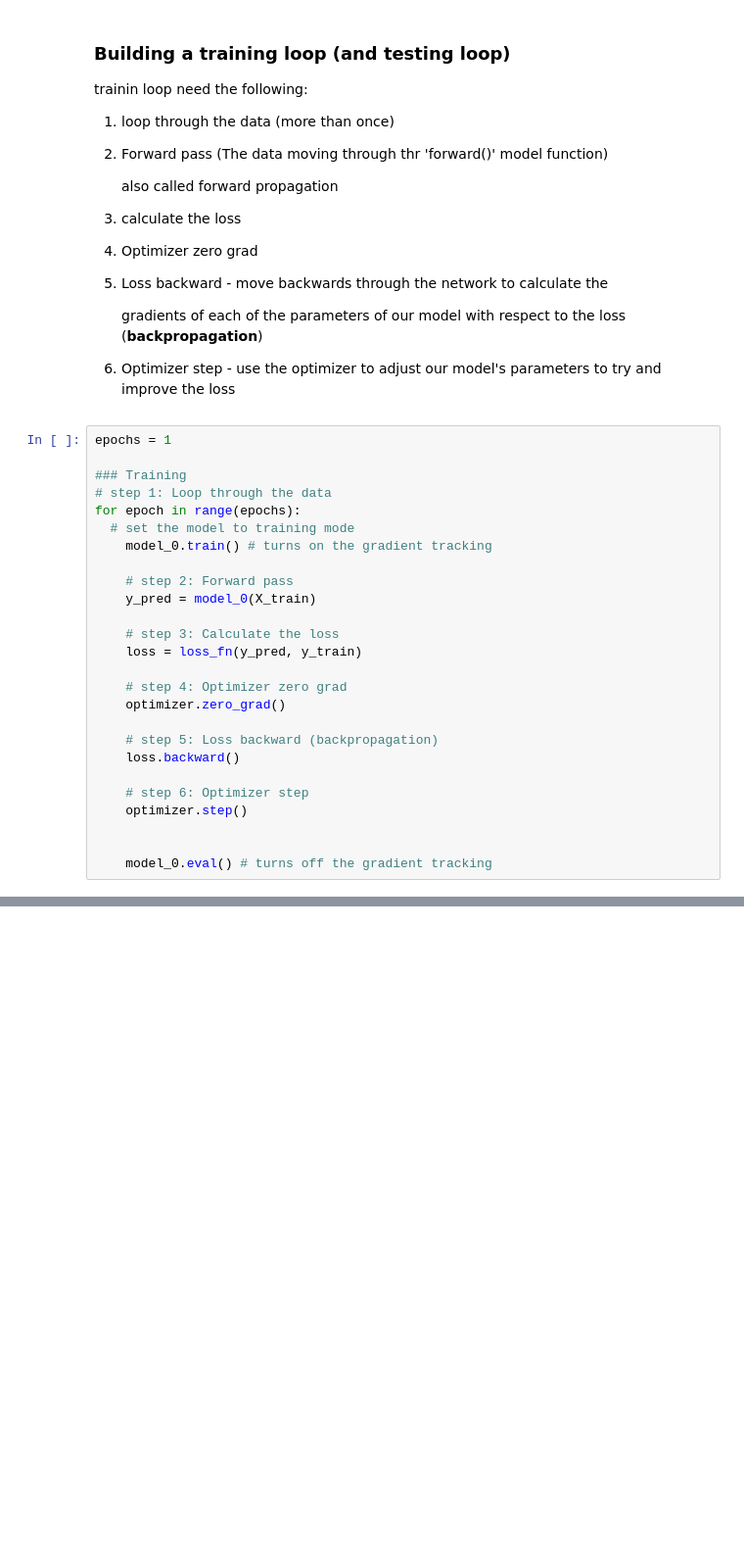
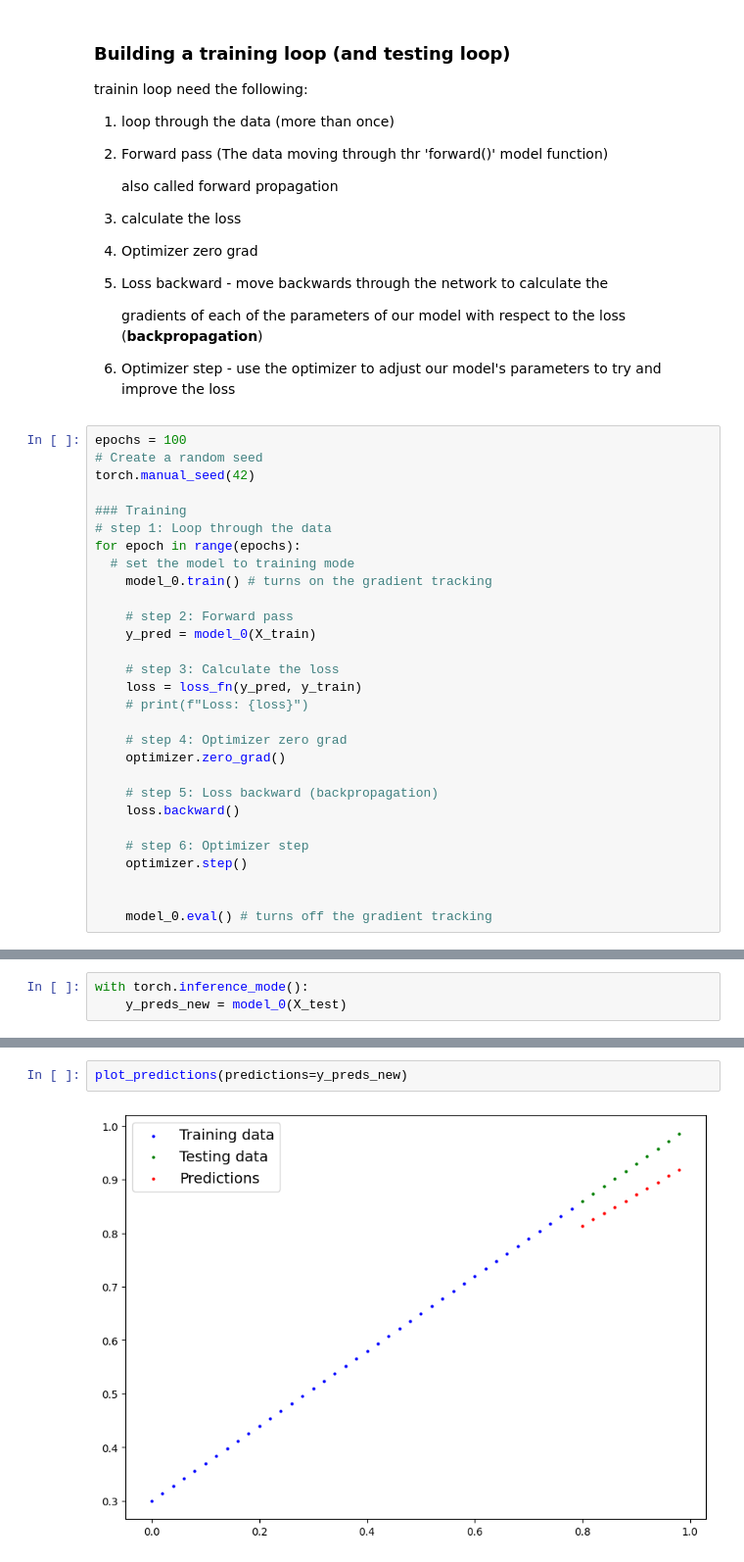
Before and after one commit to YossefM1/LearningPytorch, a Jupyter notebook: PyTorch_Workflow.ipynb, the cells around one changed output, grey strips where cells are left out. Shown at 98% size. Cells and saved outputs as stored; diff of their text form; blank space fills up the shorter version.

```diff
--- a/PyTorch_Workflow.ipynb
+++ b/PyTorch_Workflow.ipynb
@@ -134,7 +137,9 @@ trainin loop need the following:
    gradients of each of the parameters of our model with respect to the loss (**backpropagation**)
 6. Optimizer step - use the optimizer to adjust our model's parameters to try and improve the loss
 # %%
-epochs = 1
+epochs = 100
+# Create a random seed
+torch.manual_seed(42)
 
 ### Training
 # step 1: Loop through the data
@@ -147,6 +152,7 @@ for epoch in range(epochs):
 
     # step 3: Calculate the loss
     loss = loss_fn(y_pred, y_train)
+    # print(f"Loss: {loss}")
 
     # step 4: Optimizer zero grad
     optimizer.zero_grad()
@@ -161,0 +190,3 @@ for epoch in range(epochs):
+# %%
+with torch.inference_mode():
+    y_preds_new = model_0(X_test)
@@ -161,0 +198,4 @@ for epoch in range(epochs):
+# %%
+plot_predictions(predictions=y_preds_new)
+# %% [output]
+[figure, added]
```
Also changed, not shown: parts of 4 cells of this notebook.
